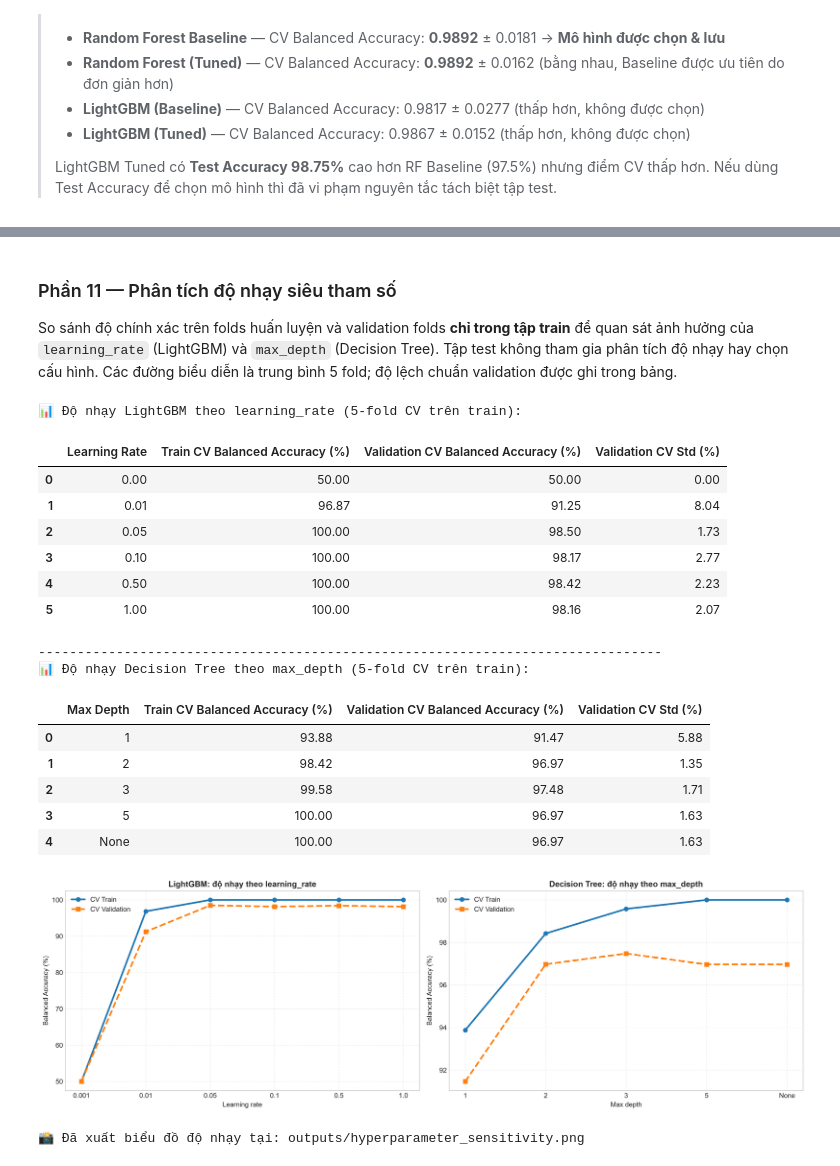
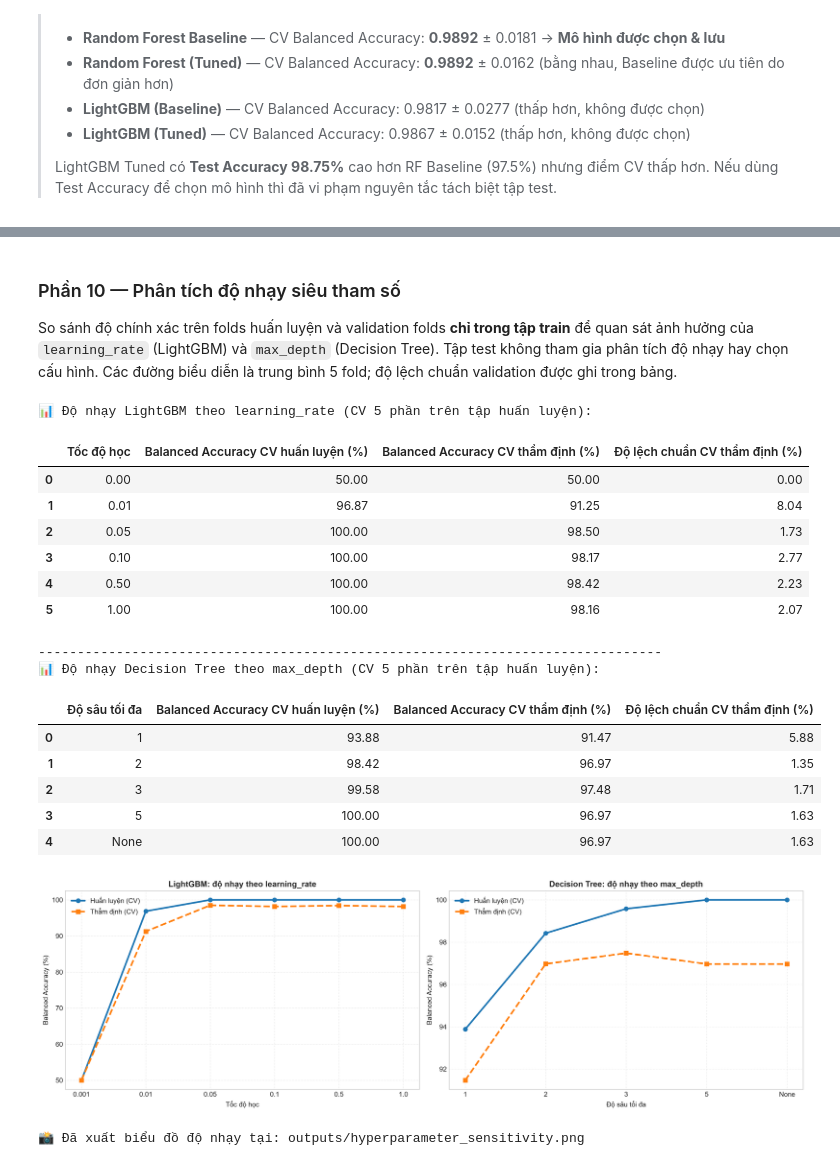
Before and after one commit to buiphuocbinh221006-ux/machine-learning-kidney-disease, a Jupyter notebook: main.ipynb, the cells around one changed output, grey strips where cells are left out. Saved outputs shown, nothing was run; the diff lists cells and outputs as text; code cells hidden in the pictures.

```diff
--- a/main.ipynb
+++ b/main.ipynb
@@ -438,8 +450,8 @@ Confusion matrix của mô hình đã chốt (hàng = nhãn thật, cột = dự
 # %% [markdown]
-### Phần 11 — Phân tích độ nhạy siêu tham số
+### Phần 10 — Phân tích độ nhạy siêu tham số
 So sánh độ chính xác trên folds huấn luyện và validation folds **chỉ trong tập train** để quan sát ảnh hưởng của `learning_rate` (LightGBM) và `max_depth` (Decision Tree). Tập test không tham gia phân tích độ nhạy hay chọn cấu hình. Các đường biểu diễn là trung bình 5 fold; độ lệch chuẩn validation được ghi trong bảng.
 # %%
-# === PHẦN 11: PHÂN TÍCH ĐỘ NHẠY SIÊU THAM SỐ (TRAINING CV ONLY) ===
+# === PHẦN 10: PHÂN TÍCH ĐỘ NHẠY SIÊU THAM SỐ (TRAINING CV ONLY) ===
 
 # Khảo sát learning_rate cho LightGBM; các tham số khác được giữ cố định.
 lr_candidates = [0.001, 0.01, 0.05, 0.1, 0.5, 1.0]
@@ -454,14 +466,14 @@ for lr in lr_candidates:
         return_train_score=True
     )
     lgb_records.append({
-        'Learning Rate': lr,
-        'Train CV Balanced Accuracy (%)': scores['train_score'].mean() * 100,
-        'Validation CV Balanced Accuracy (%)': scores['test_score'].mean() * 100,
-        'Validation CV Std (%)': scores['test_score'].std(ddof=1) * 100,
+        'Tốc độ học': lr,
+        'Balanced Accuracy CV huấn luyện (%)': scores['train_score'].mean() * 100,
+        'Balanced Accuracy CV thẩm định (%)': scores['test_score'].mean() * 100,
+        'Độ lệch chuẩn CV thẩm định (%)': scores['test_score'].std(ddof=1) * 100,
     })
 
 df_sensitivity_lgb = pd.DataFrame(lgb_records)
-print('📊 Độ nhạy LightGBM theo learning_rate (5-fold CV trên train):')
+print('📊 Độ nhạy LightGBM theo learning_rate (CV 5 phần trên tập huấn luyện):')
 display(df_sensitivity_lgb.round(2))
 print('-' * 80)
 
@@ -476,63 +488,63 @@ for depth in depth_candidates:
         return_train_score=True
     )
     dt_records.append({
-        'Max Depth': 'None' if depth is None else str(depth),
-        'Train CV Balanced Accuracy (%)': scores['train_score'].mean() * 100,
-        'Validation CV Balanced Accuracy (%)': scores['test_score'].mean() * 100,
-        'Validation CV Std (%)': scores['test_score'].std(ddof=1) * 100,
+        'Độ sâu tối đa': 'None' if depth is None else str(depth),
+        'Balanced Accuracy CV huấn luyện (%)': scores['train_score'].mean() * 100,
+        'Balanced Accuracy CV thẩm định (%)': scores['test_score'].mean() * 100,
+        'Độ lệch chuẩn CV thẩm định (%)': scores['test_score'].std(ddof=1) * 100,
     })
 
 df_sensitivity_dt = pd.DataFrame(dt_records)
-print('📊 Độ nhạy Decision Tree theo max_depth (5-fold CV trên train):')
+print('📊 Độ nhạy Decision Tree theo max_depth (CV 5 phần trên tập huấn luyện):')
 display(df_sensitivity_dt.round(2))
 
 # Vẽ train-vs-validation CV; không có đường test.
 fig, axes = plt.subplots(1, 2, figsize=(16, 5), dpi=300)
-axes[0].plot(df_sensitivity_lgb['Learning Rate'].astype(str),
-             df_sensitivity_lgb['Train CV Balanced Accuracy (%)'],
-             marker='o', label='CV Train', linewidth=2.5)
-axes[0].plot(df_sensitivity_lgb['Learning Rate'].astype(str),
-             df_sensitivity_lgb['Validation CV Balanced Accuracy (%)'],
-             marker='s', label='CV Validation', linewidth=2.5, linestyle='--')
+axes[0].plot(df_sensitivity_lgb['Tốc độ học'].astype(str),
+             df_sensitivity_lgb['Balanced Accuracy CV huấn luyện (%)'],
+             marker='o', label='Huấn luyện (CV)', linewidth=2.5)
+axes[0].plot(df_sensitivity_lgb['Tốc độ học'].astype(str),
+             df_sensitivity_lgb['Balanced Accuracy CV thẩm định (%)'],
+             marker='s', label='Thẩm định (CV)', linewidth=2.5, linestyle='--')
 axes[0].set_title('LightGBM: độ nhạy theo learning_rate', fontweight='bold')
-axes[0].set_xlabel('Learning rate')
+axes[0].set_xlabel('Tốc độ học')
 axes[0].set_ylabel('Balanced Accuracy (%)')
 axes[0].grid(True, linestyle=':', alpha=0.6)
 axes[0].legend()
 
-axes[1].plot(df_sensitivity_dt['Max Depth'],
-             df_sensitivity_dt['Train CV Balanced Accuracy (%)'],
-             marker='o', label='CV Train', linewidth=2.5)
-axes[1].plot(df_sensitivity_dt['Max Depth'],
-             df_sensitivity_dt['Validation CV Balanced Accuracy (%)'],
-             marker='s', label='CV Validation', linewidth=2.5, linestyle='--')
+axes[1].plot(df_sensitivity_dt['Độ sâu tối đa'],
+             df_sensitivity_dt['Balanced Accuracy CV huấn luyện (%)'],
+             marker='o', label='Huấn luyện (CV)', linewidth=2.5)
+axes[1].plot(df_sensitivity_dt['Độ sâu tối đa'],
+             df_sensitivity_dt['Balanced Accuracy CV thẩm định (%)'],
+             marker='s', label='Thẩm định (CV)', linewidth=2.5, linestyle='--')
 axes[1].set_title('Decision Tree: độ nhạy theo max_depth', fontweight='bold')
-axes[1].set_xlabel('Max depth')
+axes[1].set_xlabel('Độ sâu tối đa')
 axes[1].set_ylabel('Balanced Accuracy (%)')
 axes[1].grid(True, linestyle=':', alpha=0.6)
 axes[1].legend()
 
 plt.tight_layout()
 sensitivity_img_path = 'outputs/hyperparameter_sensitivity.png'
 plt.savefig(sensitivity_img_path, dpi=300, bbox_inches='tight')
 plt.show()
 print(f'📸 Đã xuất biểu đồ độ nhạy tại: {sensitivity_img_path}')
 # %% [output]
-📊 Độ nhạy LightGBM theo learning_rate (5-fold CV trên train):
+📊 Độ nhạy LightGBM theo learning_rate (CV 5 phần trên tập huấn luyện):
-|  | Learning Rate | Train CV Balanced Accuracy (%) | Validation CV Balanced Accuracy (%) | Validation CV Std (%) |
+|  | Tốc độ học | Balanced Accuracy CV huấn luyện (%) | Balanced Accuracy CV thẩm định (%) | Độ lệch chuẩn CV thẩm định (%) |
 | 0 | 0.00 | 50.00 | 50.00 | 0.00 |
 | 1 | 0.01 | 96.87 | 91.25 | 8.04 |
 | 2 | 0.05 | 100.00 | 98.50 | 1.73 |
 | 3 | 0.10 | 100.00 | 98.17 | 2.77 |
 | 4 | 0.50 | 100.00 | 98.42 | 2.23 |
 | 5 | 1.00 | 100.00 | 98.16 | 2.07 |
 --------------------------------------------------------------------------------
-📊 Độ nhạy Decision Tree theo max_depth (5-fold CV trên train):
+📊 Độ nhạy Decision Tree theo max_depth (CV 5 phần trên tập huấn luyện):
-|  | Max Depth | Train CV Balanced Accuracy (%) | Validation CV Balanced Accuracy (%) | Validation CV Std (%) |
+|  | Độ sâu tối đa | Balanced Accuracy CV huấn luyện (%) | Balanced Accuracy CV thẩm định (%) | Độ lệch chuẩn CV thẩm định (%) |
 | 0 | 1 | 93.88 | 91.47 | 5.88 |
 | 1 | 2 | 98.42 | 96.97 | 1.35 |
 | 2 | 3 | 99.58 | 97.48 | 1.71 |
 | 3 | 5 | 100.00 | 96.97 | 1.63 |
 | 4 | None | 100.00 | 96.97 | 1.63 |
-[figure, old version]
+[figure, new version]
 📸 Đã xuất biểu đồ độ nhạy tại: outputs/hyperparameter_sensitivity.png
```
Also changed, not shown: parts of 15 cells of this notebook, 11 other files.
